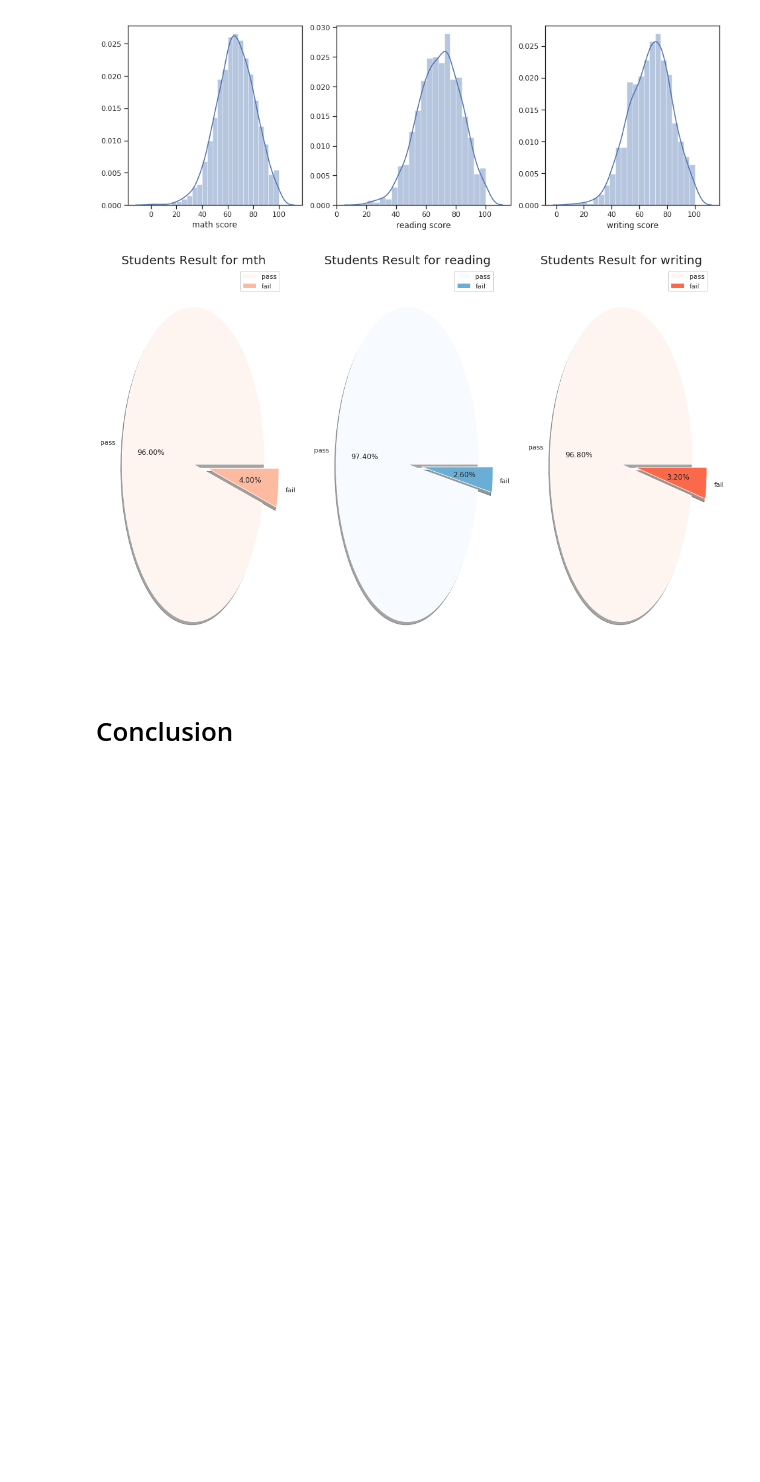
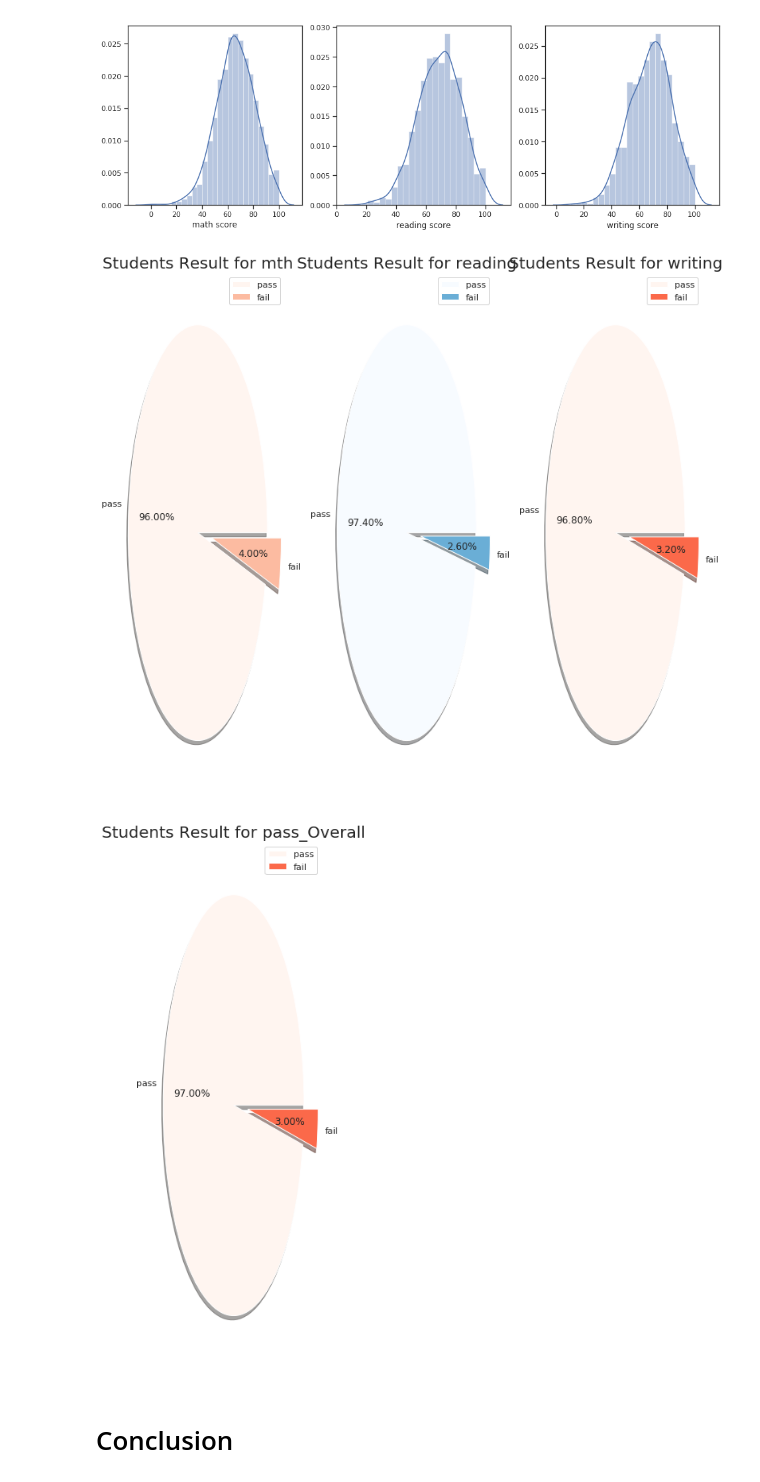
Before and after one commit to Amelmekaddim/GDSC-Workshop-Student-Performance-kaggle, a Jupyter notebook: gdscsp.ipynb, the cells around one changed output. Cells and saved outputs as stored; diff of their text form; code cells hidden in the pictures; blank space fills up the shorter version.

```diff
--- a/gdscsp.ipynb
+++ b/gdscsp.ipynb
@@ -251,39 +251,51 @@ plt.rcParams['figure.figsize'] =(18,12)
 data['pass_math']=np.where(data['math score']<passmarks,'Fail','Pass')
 data['pass_reading']=np.where(data['reading score']<passmarks,'Fail','Pass')
 data['pass_writing']=np.where(data['writing score']<passmarks,'Fail','Pass')
+data['pass_Overall']=np.where(data['Percentage']<passmarks,'Fail','Pass')
 
 #represent the ratio of pass and fail
 size = data['pass_math'].value_counts()
 colors = plt.cm.Reds(np.linspace(0,1,5))
 labels = "pass","fail"
 explode = [0,0.2]
-plt.subplot(1,3,1)
+plt.subplot(1,4,1)
 plt.pie(size,colors = colors, labels = labels, autopct = '%.2f%%', explode = explode, shadow = True)
 plt.title('Students Result for mth', fontsize = 20)
 plt.legend()
 
 #represent the ratio of pass and fail
 size = data['pass_reading'].value_counts()
 colors = plt.cm.Blues(np.linspace(0,1,3))
 labels = "pass","fail"
 explode = [0,0.2]
-plt.subplot(1,3,2)
+plt.subplot(1,4,2)
 plt.pie(size,colors = colors, labels = labels, autopct = '%.2f%%', explode = explode, shadow = True)
 plt.title('Students Result for reading', fontsize = 20)
 plt.legend()
 
 #represent the ratio of pass and fail
 size = data['pass_writing'].value_counts()
 colors = plt.cm.Reds(np.linspace(0,1,3))
 labels = "pass","fail"
 explode = [0,0.2]
-plt.subplot(1,3,3)
+plt.subplot(1,4,3)
 plt.pie(size,colors = colors, labels = labels, autopct = '%.2f%%', explode = explode, shadow = True)
 plt.title('Students Result for writing', fontsize = 20)
 plt.legend()
 plt.show()
+#represent the ratio of pass and fail
+size = data['pass_Overall'].value_counts()
+colors = plt.cm.Reds(np.linspace(0,1,3))
+labels = "pass","fail"
+explode = [0,0.2]
+plt.subplot(1,4,4)
+plt.pie(size,colors = colors, labels = labels, autopct = '%.2f%%', explode = explode, shadow = True)
+plt.title('Students Result for pass_Overall', fontsize = 20)
+plt.legend()
+plt.show()
 # %% [output]
-[figure, old version]
+[figure, new version]
+[figure, added]
 # %% [markdown]
 # Conclusion
 # %% [markdown]
```
Also changed, not shown: parts of 11 cells of this notebook.
